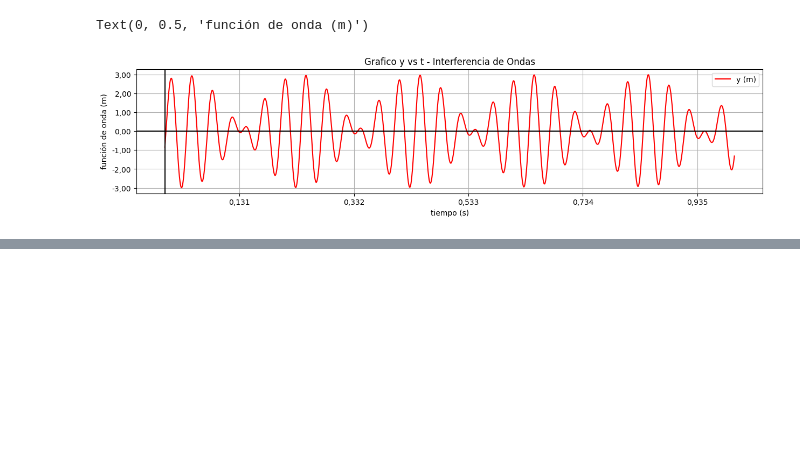
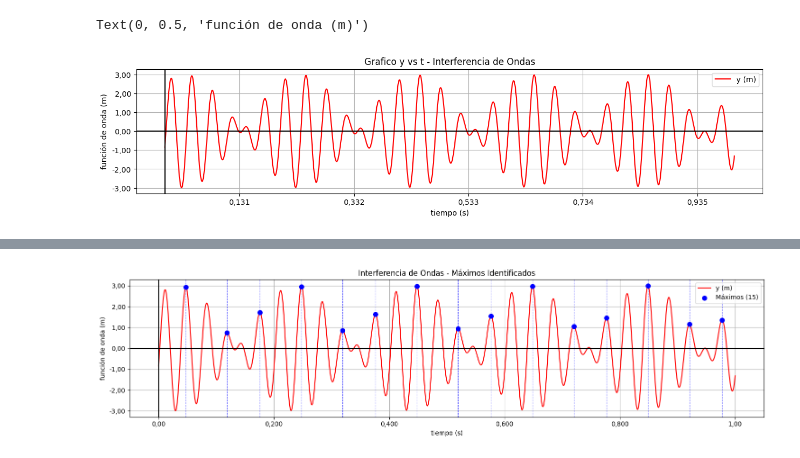
Before and after one commit to LiamQuinoNeff/dd-fisica-para-cs, a Jupyter notebook: code/Simulacion_DDC.ipynb, the cells around one changed output, grey strips where cells are left out. Cells and saved outputs as stored; diff of their text form; code cells hidden in the pictures; blank space fills up the shorter version.

Commit message:
Fix: Correcciones de las simulaciones en base a las observaciones de las entregas anteriores

```diff
--- a/code/Simulacion_DDC.ipynb
+++ b/code/Simulacion_DDC.ipynb
@@ -105,3 +107,85 @@ plt.ylabel("función de onda (m)")
 [0.131, 0.332, 0.533, 0.734, 0.935]
 Text(0, 0.5, 'función de onda (m)')
 [figure]
+# %%
+# ANÁLISIS DE MÁXIMOS Y FRECUENCIA DE PULSO
+
+# Convertir a arrays de numpy para facilitar el análisis
+t_array = np.array(t_valores)
+y_array = np.array(y_valores)
+
+# Encontrar los picos (máximos locales) de la función de interferencia
+# Usamos una altura mínima para filtrar ruido numérico
+peaks, properties = find_peaks(y_array, height=0.5, distance=500)
+
+# Coordenadas de los máximos
+t_maximos = t_array[peaks]
+y_maximos = y_array[peaks]
+
+print("=== COORDENADAS DE LOS MÁXIMOS ===")
+print("Tiempo (s)\tAmplitud (m)")
+print("-" * 30)
+for i, (t_max, y_max) in enumerate(zip(t_maximos, y_maximos)):
+    print(f"{t_max:.4f}\t\t{y_max:.4f}")
+
+# Calcular la frecuencia de pulso
+# La frecuencia de pulso es el inverso del período entre máximos consecutivos
+if len(t_maximos) > 1:
+    periodos = np.diff(t_maximos)  # Diferencias entre tiempos consecutivos
+    periodo_promedio = np.mean(periodos)
+    frecuencia_pulso = 1 / periodo_promedio
+
+    print(f"\n=== ANÁLISIS DE FRECUENCIA DE PULSO ===")
+    print(f"Períodos entre máximos: {periodos}")
+    print(f"Período promedio: {periodo_promedio:.4f} s")
+    print(f"Frecuencia de pulso: {frecuencia_pulso:.4f} Hz")
+else:
+    print("\nNo se encontraron suficientes máximos para calcular la frecuencia de pulso")
+
+# Graficar con los máximos marcados
+plt.figure(figsize=(15, 4))
+plt.grid(True)
+plt.plot(t_valores, y_valores, color="red", label="y (m)", linewidth=1.5)
+plt.scatter(t_maximos, y_maximos, color="blue", s=50, zorder=5, label=f"Máximos ({len(t_maximos)})")
+
+# Añadir líneas verticales en los máximos
+for t_max in t_maximos:
+    plt.axvline(x=t_max, color="blue", linestyle="--", alpha=0.7, linewidth=0.8)
+
+plt.title("Interferencia de Ondas - Máximos Identificados")
+plt.axhline(0, color="black")
+plt.axvline(0, color="black")
+plt.gca().xaxis.set_major_formatter(formato_tres_cifras_significativas)
+plt.gca().yaxis.set_major_formatter(formato_tres_cifras_significativas)
+plt.legend()
+plt.xlabel("tiempo (s)")
+plt.ylabel("función de onda (m)")
+plt.tight_layout()
+plt.show()
+
+# Análisis adicional: Envolvente de la interferencia
+# La envolvente nos ayuda a visualizar mejor el patrón de pulsos
+from scipy.signal import hilbert
+
+# Calcular la envolvente usando la transformada de Hilbert
+analytical_signal = hilbert(y_array)
+amplitude_envelope = np.abs(analytical_signal)
+
+plt.figure(figsize=(15, 4))
+plt.grid(True)
+plt.plot(t_valores, y_valores, color="red", alpha=0.7, label="y (m)")
+plt.plot(t_valores, amplitude_envelope, color="blue", linewidth=2, label="Envolvente")
+plt.plot(t_valores, -amplitude_envelope, color="blue", linewidth=2)
+plt.scatter(t_maximos, y_maximos, color="green", s=50, zorder=5, label="Máximos")
+
+plt.title("Interferencia de Ondas - Envolvente y Máximos")
+plt.axhline(0, color="black")
+plt.axvline(0, color="black")
+plt.gca().xaxis.set_major_formatter(formato_tres_cifras_significativas)
+plt.gca().yaxis.set_major_formatter(formato_tres_cifras_significativas)
+plt.legend()
+plt.xlabel("tiempo (s)")
+plt.ylabel("función de onda (m)")
+plt.tight_layout()
+plt.show()
+# %% [output]
@@ -107,0 +209 @@ Text(0, 0.5, 'función de onda (m)')
+[figure, added]
```
Also changed, not shown: parts of 2 cells of this notebook, 2 other files.
